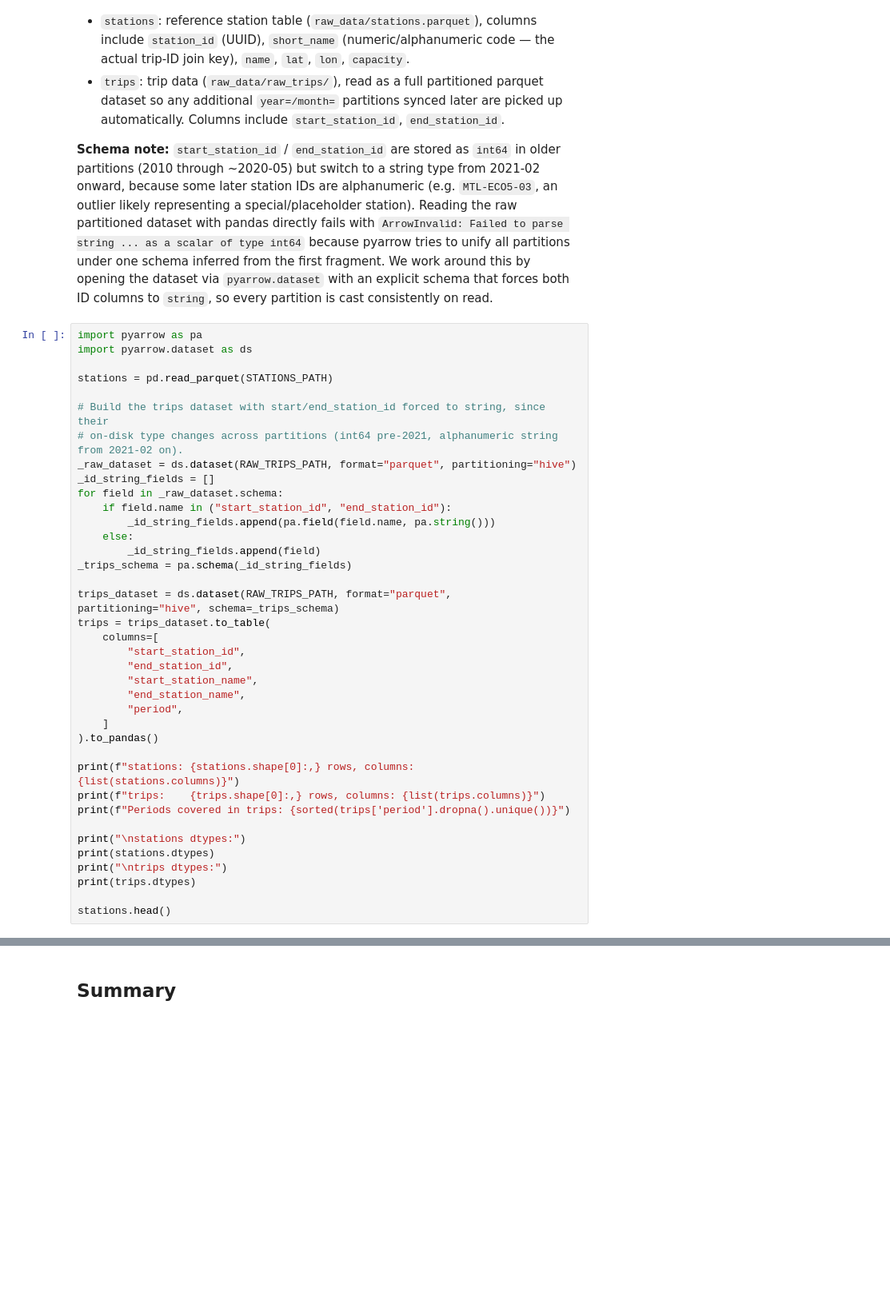
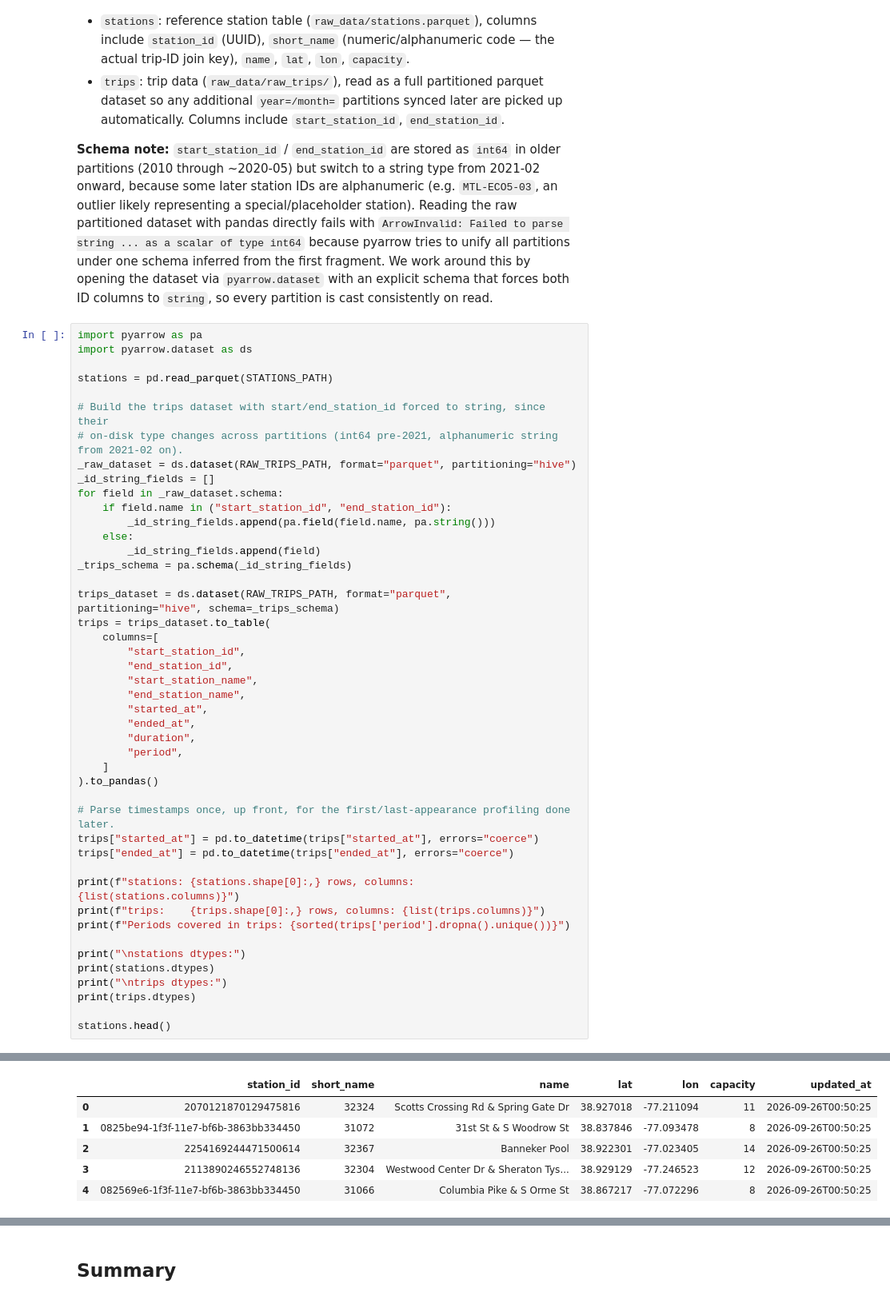
Before and after one commit to mcharhbili/Capital-Bikeshare-Data-Preprocessing, a Jupyter notebook: notebooks/02_station_id_mapping_check.ipynb, the cells around one changed output, grey strips where cells are left out. Shown at 80% size. Drawn from its saved outputs; the diff is of its cells as text; blank space fills up the shorter version.

```diff
--- a/notebooks/02_station_id_mapping_check.ipynb
+++ b/notebooks/02_station_id_mapping_check.ipynb
@@ -62,9 +66,16 @@ trips = trips_dataset.to_table(
         "end_station_id",
         "start_station_name",
         "end_station_name",
+        "started_at",
+        "ended_at",
+        "duration",
         "period",
     ]
 ).to_pandas()
+
+# Parse timestamps once, up front, for the first/last-appearance profiling done later.
+trips["started_at"] = pd.to_datetime(trips["started_at"], errors="coerce")
+trips["ended_at"] = pd.to_datetime(trips["ended_at"], errors="coerce")
 
 print(f"stations: {stations.shape[0]:,} rows, columns: {list(stations.columns)}")
 print(f"trips:    {trips.shape[0]:,} rows, columns: {list(trips.columns)}")
@@ -76,3 +87,4 @@ print("\ntrips dtypes:")
 print(trips.dtypes)
 
 stations.head()
+# %% [output]
@@ -79,3 +108,9 @@ stations.head()
+|  | station_id | short_name | name | lat | lon | capacity | updated_at |
+| 0 | 2070121870129475816 | 32324 | Scotts Crossing Rd & Spring Gate Dr | 38.927018 | -77.211094 | 11 | 2026-09-26T00:50:25 |
+| 1 | 0825be94-1f3f-11e7-bf6b-3863bb334450 | 31072 | 31st St & S Woodrow St | 38.837846 | -77.093478 | 8 | 2026-09-26T00:50:25 |
+| 2 | 2254169244471500614 | 32367 | Banneker Pool | 38.922301 | -77.023405 | 14 | 2026-09-26T00:50:25 |
+| 3 | 2113890246552748136 | 32304 | Westwood Center Dr & Sheraton Tys... | 38.929129 | -77.246523 | 12 | 2026-09-26T00:50:25 |
+| 4 | 082569e6-1f3f-11e7-bf6b-3863bb334450 | 31066 | Columbia Pike & S Orme St | 38.867217 | -77.072296 | 8 | 2026-09-26T00:50:25 |
 # %% [markdown]
 ## Verify which stations column is the real join key
 
```
Also changed, not shown: parts of 14 cells of this notebook, 4 other files.
